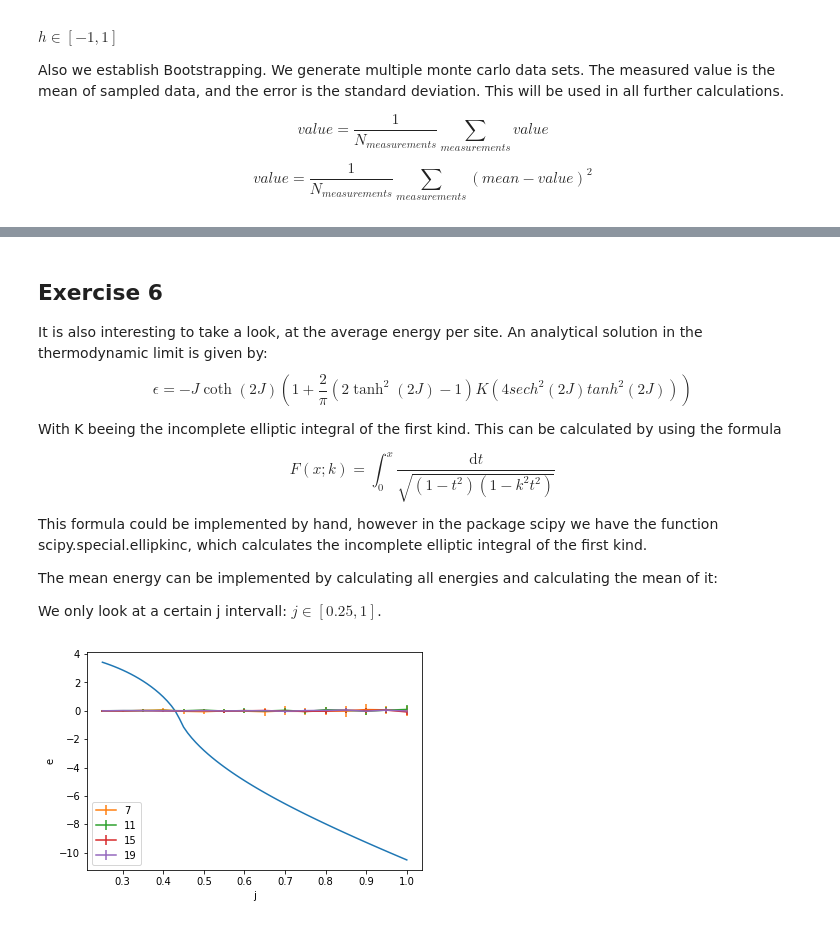
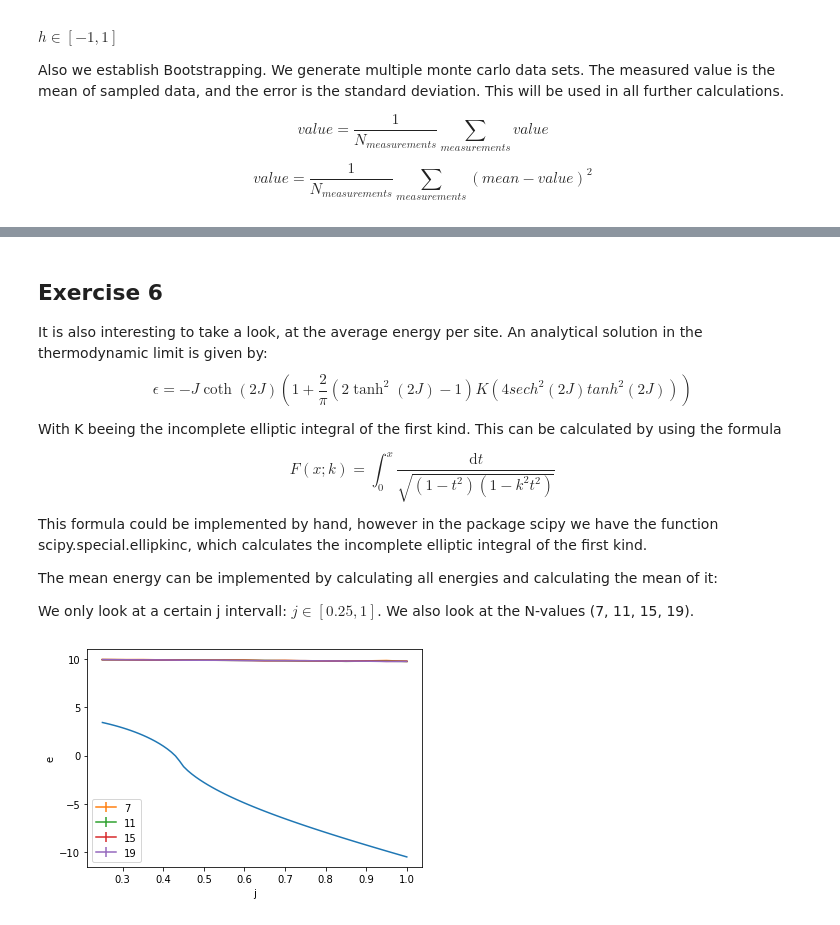
Before and after one commit to Trico94/physics760_Martin, a Jupyter notebook: Exercise 2/exercise2.ipynb, the cells around one changed output, grey strips where cells are left out. Saved outputs shown, nothing was run; the diff lists cells and outputs as text; code cells hidden in the pictures.

```diff
--- a/Exercise 2/exercise2.ipynb
+++ b/Exercise 2/exercise2.ipynb
@@ -149,12 +148,11 @@ def sweep(spin_array, j, h, t):
     # If we reach borders, we return on the other side of the problem.
     # Negative index (-1) ends up at the end of array
     # End of array needs to be taken care of
-    # i = l = -1
     i = l = -1
-    if x + i == 0:
-        i = len(spin_array) - 2
-    if y + l == 0:
-        l = len(spin_array) - 2
+    if x == len(spin_array[0]) - 1:
+        x = len(spin_array[0]) - 2
+    if y == len(spin_array[0]) - 1:
+        y = len(spin_array[0]) - 2
     #print(x, y)
 
     #Calculate Energy prior to flip
@@ -283,5 +294,5 @@ The mean energy can be implemented by calculating all energies and calculating t
 
 
 
-We only look at a certain j intervall: $j \in [0.25, 1]$.
+We only look at a certain j intervall: $j \in [0.25, 1]$. We also look at the N-values (7, 11, 15, 19).
 # %%
@@ -301,42 +323,42 @@ def plot_mean_energy(h, t, repeats, averaging):
     #get the analytical results
     j_array_analytical=np.arange(0.25, 1.01, 0.01)
     mean_energy_array_analytical=np.zeros(len(j_array_analytical))
     for i in range(len(j_array_analytical)):
         mean_energy_array_analytical[i]=mean_energy_analytical(j_array_analytical[i])
 
     #generate simulated results
     #The N-Values that are going to be used
     N_array=[7, 11, 15, 19]
+
     #We will have all values from 0.25 to 1 in a 0.1 intervall
     j_array_simulated=np.arange(0.25, 1.01, 0.05)
+
     temp_energy_array=np.zeros(averaging)
     mean_energy_array_simulated=np.zeros(len(j_array_simulated)*4).reshape(4, len(j_array_simulated))
     mean_energy_array_simulated_errors=np.zeros(len(j_array_simulated)*4).reshape(4, len(j_array_simulated))
-    #mean_energy_array_simulated_temp=np.zeros(len(j_array_simulated)*4).reshape(4, len(j_array_simulated))
 
     #loop over all possible N values ([7, 11, 15, 19])
     for k in range(len(N_array)):
+
         #loop over all possible j values
         for i in range(len(j_array_simulated)):
-            #calculate the mean energy
+
+            #calculate the energy d times, to get an average
             for d in range(averaging):
-                #Generate Spin arrays
-                spin_array_array=gen_spin_array(N_array[k])
-                #make a MC Sample
-                a, spin_array_array=mc_estimate(spin_array_array, j_array_simulated[k], 0, t, repeats)
-                temp_energy_array[d]=mean_energy_simulated(spin_array_array, N_array[k], j_array_simulated[i], t)
-            #print(temp_energy_array)
+                temp_energy_array[d]=mean_energy_simulated(gen_spin_array(N_array[k]), N_array[k], j_array_simulated[i], t, repeats)
+
+            #Calculate the mean and standard deviation of the mean energy
             mean_energy_array_simulated[k][i]=np.average(temp_energy_array)
             mean_energy_array_simulated_errors[k][i]=np.std(temp_energy_array)
-        #print(mean_energy_array_simulated)
+
     plt.plot(j_array_analytical, mean_energy_array_analytical)
     for k in range(len(N_array)):
-        plt.errorbar(j_array_simulated, mean_energy_array_simulated[k], yerr=mean_energy_array_simulated_errors[k], label=N_array[k])
+        plt.errorbar(j_array_simulated, mean_energy_array_simulated[k]+10, yerr=mean_energy_array_simulated_errors[k], label=N_array[k]) #*90+3
     plt.xlabel("j")
     plt.ylabel("e")
     plt.legend(loc="best")
     plt.savefig("plot_mean_energy.png")
 
-plot_mean_energy(0, 0.1, 20, 20)
+plot_mean_energy(0, 1, 100, 5)
 # %% [output]
-[figure, old version]
+[figure, new version]
```
Also changed, not shown: parts of 18 cells of this notebook.
